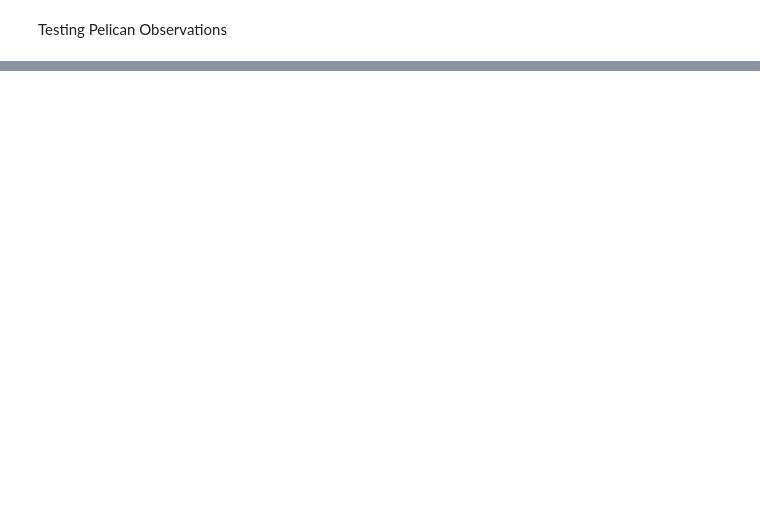
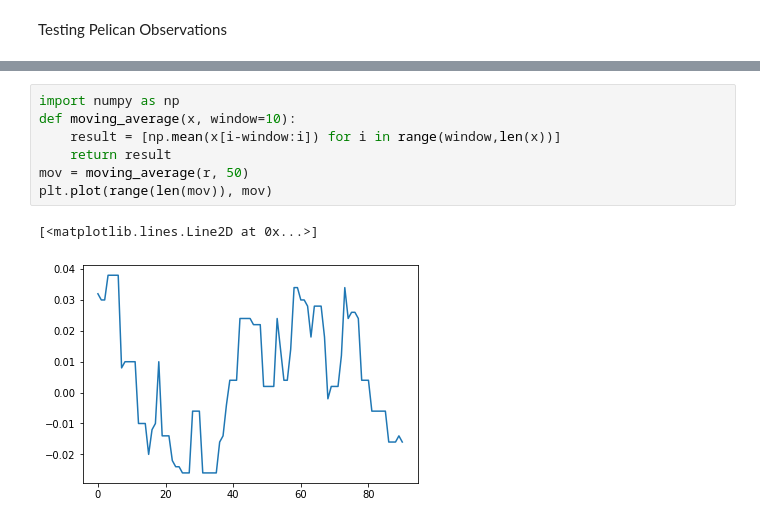
Before and after one commit to oruburos/plark_ai_public, a Jupyter notebook: Components/agent-training/agent_training/TestPelicanObservations.ipynb, the cells around one changed output, grey strips where cells are left out. Drawn from its saved outputs; the diff is of its cells as text; blank space fills up the shorter version.

```diff
--- a/Components/agent-training/agent_training/TestPelicanObservations.ipynb
+++ b/Components/agent-training/agent_training/TestPelicanObservations.ipynb
@@ -109 +168,11 @@ model.learn(200)
+# %%
+import numpy as np
+def moving_average(x, window=10):
+    result = [np.mean(x[i-window:i]) for i in range(window,len(x))]
+    return result
+mov = moving_average(r, 50)
+plt.plot(range(len(mov)), mov)
+# %% [output]
+[<matplotlib.lines.Line2D at 0x...>]
+[figure, added]
 # %%
```
Also changed, not shown: parts of 13 cells of this notebook, 9 other files.
